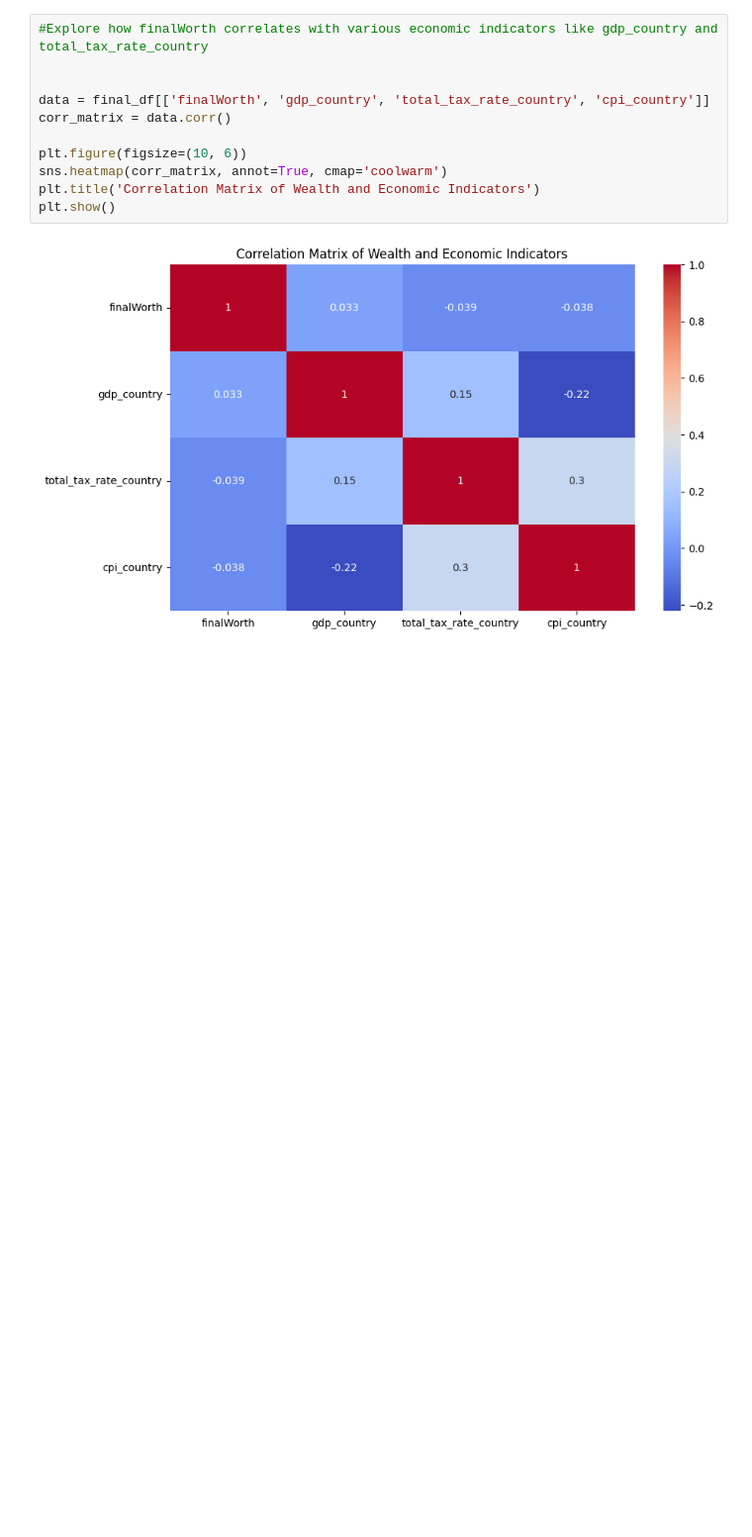
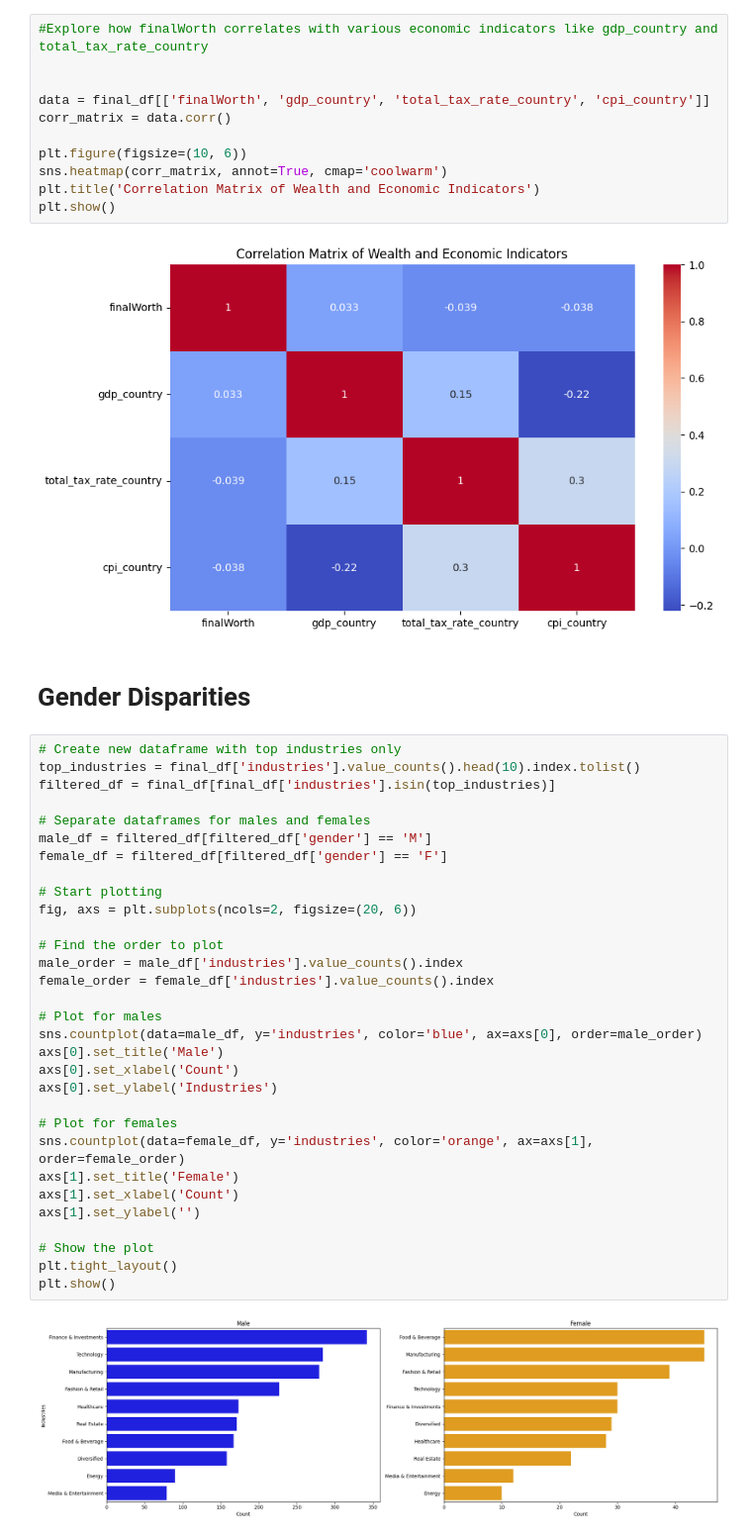
Before and after one commit to ErinZhan2500/SI618FinalProject, a Jupyter notebook: FinalProject.ipynb, the cells around one changed output. Shown at 99% size. Saved outputs shown, nothing was run; the diff lists cells and outputs as text; blank space fills up the shorter version.

Commit message:
gender disparities

```diff
--- a/FinalProject.ipynb
+++ b/FinalProject.ipynb
@@ -374,3 +374,38 @@ plt.title('Correlation Matrix of Wealth and Economic Indicators')
 plt.show()
 # %% [output]
 [figure]
+# %% [markdown]
+# Gender Disparities
+# %%
+# Create new dataframe with top industries only
+top_industries = final_df['industries'].value_counts().head(10).index.tolist()
+filtered_df = final_df[final_df['industries'].isin(top_industries)]
+
+# Separate dataframes for males and females
+male_df = filtered_df[filtered_df['gender'] == 'M']
+female_df = filtered_df[filtered_df['gender'] == 'F']
+
+# Start plotting
+fig, axs = plt.subplots(ncols=2, figsize=(20, 6))
+
+# Find the order to plot
+male_order = male_df['industries'].value_counts().index
+female_order = female_df['industries'].value_counts().index
+
+# Plot for males
+sns.countplot(data=male_df, y='industries', color='blue', ax=axs[0], order=male_order)
+axs[0].set_title('Male')
+axs[0].set_xlabel('Count')
+axs[0].set_ylabel('Industries')
+
+# Plot for females
+sns.countplot(data=female_df, y='industries', color='orange', ax=axs[1], order=female_order)
+axs[1].set_title('Female')
+axs[1].set_xlabel('Count')
+axs[1].set_ylabel('')
+
+# Show the plot
+plt.tight_layout()
+plt.show()
+# %% [output]
+[figure, added]
```
Also changed, not shown: parts of 3 cells of this notebook.
